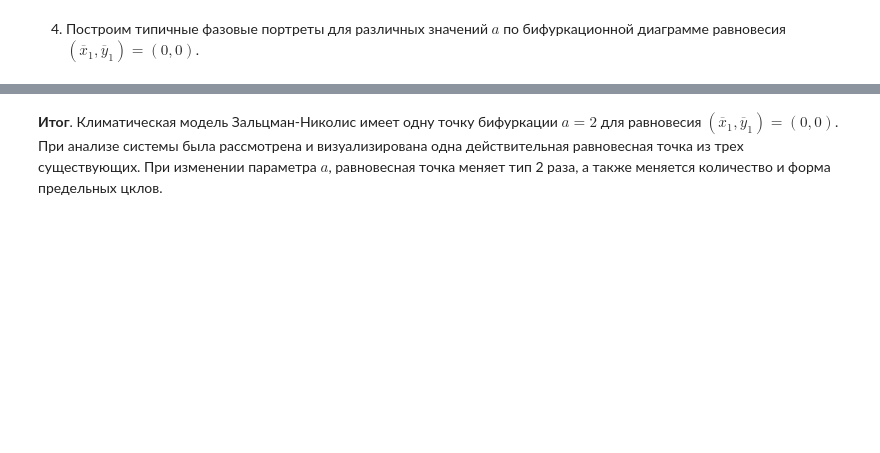
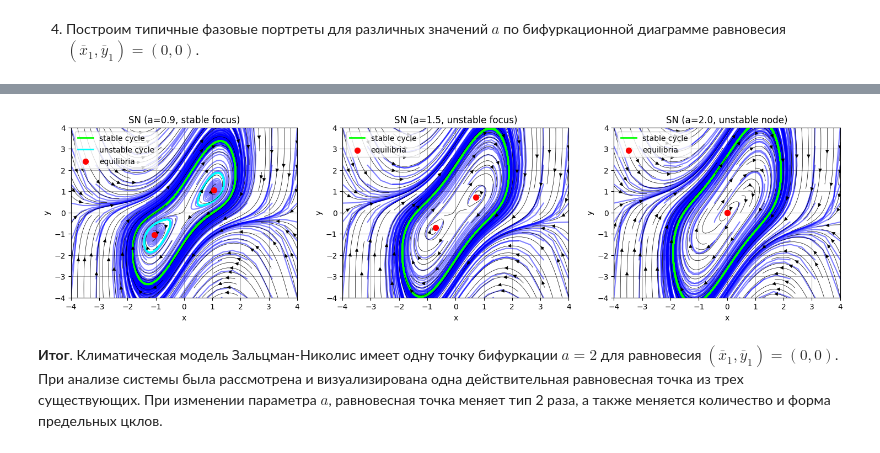
Before and after one commit to vantouse/2026-spring_stochastic-analysis, a Jupyter notebook: lab3_part1_new.ipynb, the cells around one changed output, grey strips where cells are left out. Saved outputs shown, nothing was run; the diff lists cells and outputs as text; code cells hidden in the pictures; blank space fills up the shorter version.

```diff
--- a/lab3_part1_new.ipynb
+++ b/lab3_part1_new.ipynb
@@ -322,2 +246,39 @@ for ax, a, eq_type in zip(axes, a_values, equilibrium_types):
+# %%
+time_span = np.linspace(0, 100, num=10 ** 3)
+
+a_values_to_types = [
+    # (0.5, "stable focus"),
+    (0.9, "stable focus"),
+    (1.5, "unstable focus"),
+    (2.0, "unstable node")
+]
+a_values, equilibrium_types = zip(*a_values_to_types)
+
+n_plots = len(a_values_to_types)
+fig, axes = plt.subplots(1, n_plots, figsize=(n_plots * 6, 4))
+
+for ax, a, eq_type in zip(axes, a_values, equilibrium_types):
+    SN.params['a'] = a
+    SN.plot_phase_portrait_dense(
+        ax=ax,
+        time_span=time_span,
+        bounds=(-4, 4),
+        grid_size=10,
+        seacrh_limit_cycles=True,
+    )
+
+    equilibrium_points_all = [
+        # np.array([0, 0]),
+        np.array([np.sqrt(b - a), np.sqrt(b - a)]),
+        np.array([-np.sqrt(b - a), -np.sqrt(b - a)])
+    ]
+
+    for point in equilibrium_points_all:
+        ax.scatter(*point, color='red', marker='o', s=50, zorder=100, label='equilibria')
+
+    legend_unique_labels(ax, loc="upper left")
+    ax.set_title(f"SN ({a=:.1f}, {eq_type})")
+# %% [output]
+[figure, added]
 # %% [markdown]
 **Итог**. Климатическая модель Зальцман-Николис имеет одну точку бифуркации $a = 2$ для равновесия $(\overline{x}_1, \overline{y}_1) = (0, 0)$. При анализе системы была рассмотрена и визуализирована одна действительная равновесная точка из трех существующих. При изменении параметра $a$, равновесная точка меняет тип 2 раза, а также меняется количество и форма предельных цклов.
```
Also changed, not shown: parts of 7 cells of this notebook, 1 other file.
